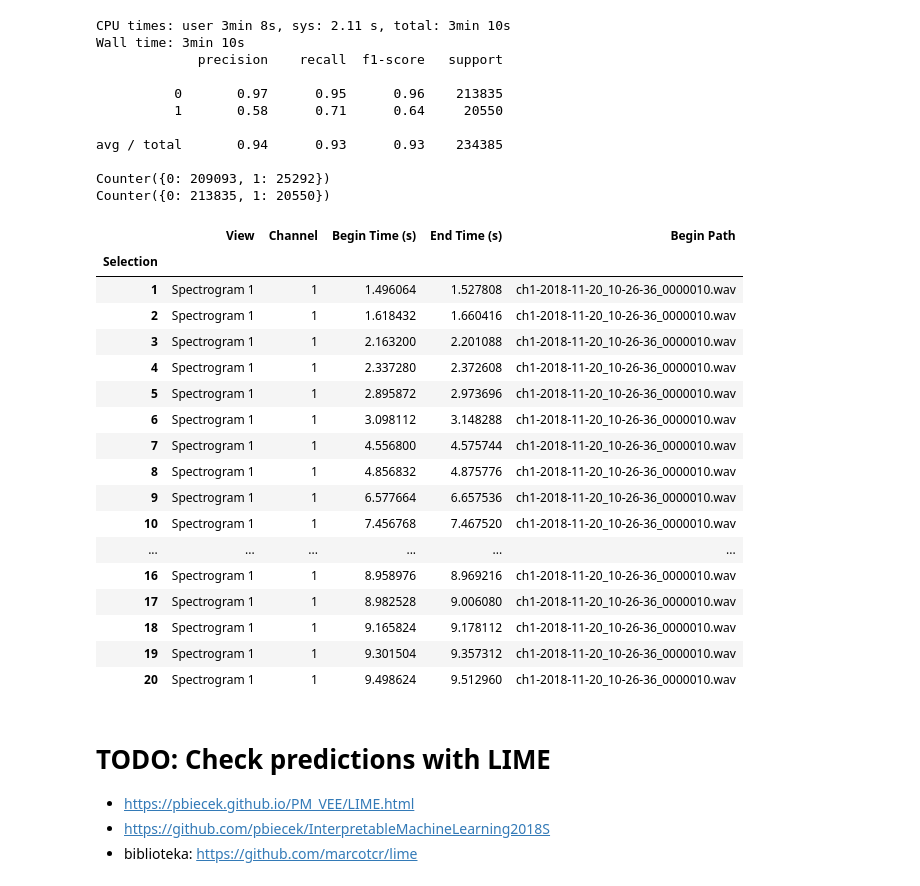
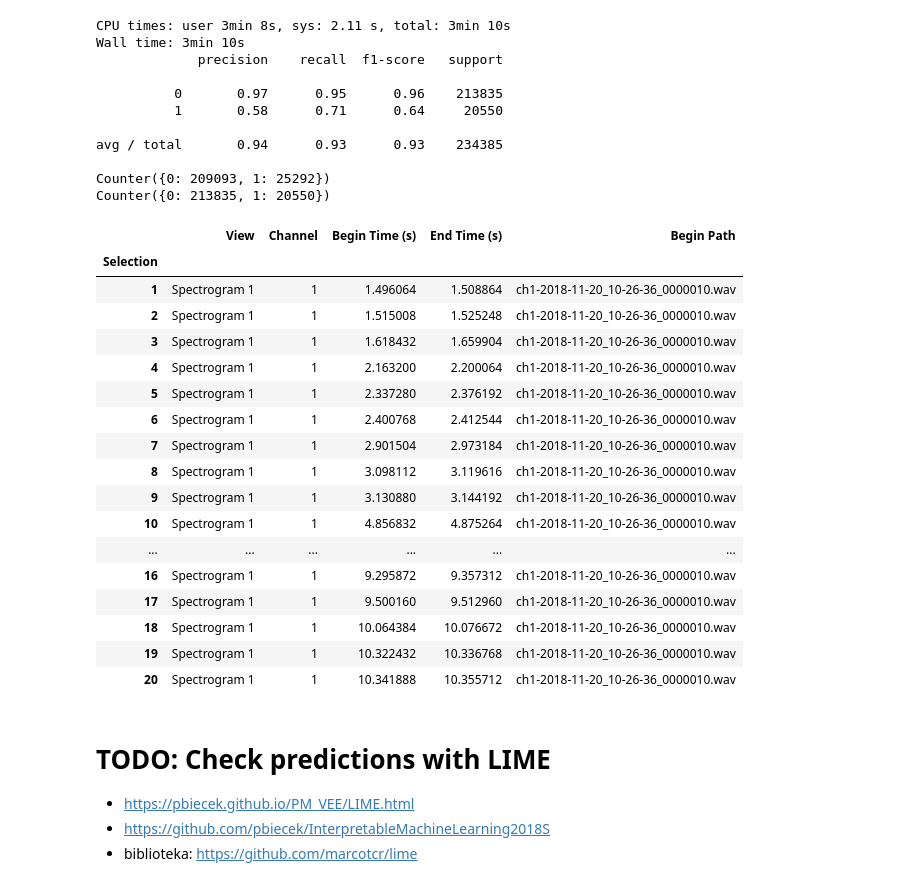
Before and after one commit to pkubiak/happy-szczurki, a Jupyter notebook: Classification SVM.ipynb, the cells around one changed output. Saved outputs shown, nothing was run; the diff lists cells and outputs as text; code cells hidden in the pictures.

```diff
--- a/Classification SVM.ipynb
+++ b/Classification SVM.ipynb
@@ -391,7 +398,7 @@ for a, b in itertools.combinations(listables, 2):
         crit_a = clf.cv_results_[f'param_{a}'] == val_a
         crit_b = clf.cv_results_[f'param_{b}'] == val_b
         try:
-            best = np.max(clf.cv_results_['mean_test_score'][crit_a & acrit_b])
+            best = np.max(clf.cv_results_['mean_test_score'][crit_a & crit_b])
         except ValueError:
             best = np.nan
         results.append(best)
@@ -402,4 +409,5 @@ for a, b in itertools.combinations(listables, 2):
     ax = sns.heatmap(results, xticklabels=params_b, yticklabels=params_a, annot=True, fmt=".2f", vmin=0.5, vmax=1.0, cmap='viridis')
     ax.set_facecolor("black")
     ax.set_title(f"{a} vs {b}")
+    ax.set(xlabel=b, ylabel=a)
 # %% [output]
@@ -501,51 +509,51 @@ def predict_annotations(dataset, y_pred, *, smoothing=0, min_length=0):
         if value == 1:
             if len(annotations) and i - annotations[-1][1] - 1 <= smoothing:
                 annotations[-1][1] = i
             else:
                 annotations.append([i, i])
 
     annotations = [(a, b) for a, b in annotations if b - a + 1 >= min_length]
 
     return annotations
 
 
 def create_selection_table(dataset, annotations):
     return pd.DataFrame.from_records([
         (i, 'Spectrogram 1', 1, dataset.frame_to_time(a), dataset.frame_to_time(b), dataset.meta['audio_name']) for i, (a, b) in enumerate(annotations, 1)
     ], columns=[
         'Selection',
         'View',
         'Channel',
         'Begin Time (s)',
         'End Time (s)',
         'Begin Path',
     ], index='Selection')
 
-ann = predict_annotations(test_data, yy, smoothing=5, min_length=20)
+ann = predict_annotations(test_data, y_pred, smoothing=5, min_length=20)
 
 df = create_annotations_table(test_data, ann)
 
-df.to_csv(test_data.meta['audio_name'].replace('.wav', '.txt'), sep="\t")
+df.to_csv(test_data.meta['audio_name'].replace('.wav', '.trimed.txt'), sep="\t")
 df.head(20)
 # %% [output]
 |  | View | Channel | Begin Time (s) | End Time (s) | Begin Path |
 | Selection |  |  |  |  |  |
-| 1 | Spectrogram 1 | 1 | 1.496064 | 1.527808 | ch1-2018-11-20_10-26-36_0000010.wav |
-| 2 | Spectrogram 1 | 1 | 1.618432 | 1.660416 | ch1-2018-11-20_10-26-36_0000010.wav |
-| 3 | Spectrogram 1 | 1 | 2.163200 | 2.201088 | ch1-2018-11-20_10-26-36_0000010.wav |
-| 4 | Spectrogram 1 | 1 | 2.337280 | 2.372608 | ch1-2018-11-20_10-26-36_0000010.wav |
-| 5 | Spectrogram 1 | 1 | 2.895872 | 2.973696 | ch1-2018-11-20_10-26-36_0000010.wav |
-| 6 | Spectrogram 1 | 1 | 3.098112 | 3.148288 | ch1-2018-11-20_10-26-36_0000010.wav |
-| 7 | Spectrogram 1 | 1 | 4.556800 | 4.575744 | ch1-2018-11-20_10-26-36_0000010.wav |
-| 8 | Spectrogram 1 | 1 | 4.856832 | 4.875776 | ch1-2018-11-20_10-26-36_0000010.wav |
-| 9 | Spectrogram 1 | 1 | 6.577664 | 6.657536 | ch1-2018-11-20_10-26-36_0000010.wav |
-| 10 | Spectrogram 1 | 1 | 7.456768 | 7.467520 | ch1-2018-11-20_10-26-36_0000010.wav |
+| 1 | Spectrogram 1 | 1 | 1.496064 | 1.508864 | ch1-2018-11-20_10-26-36_0000010.wav |
+| 2 | Spectrogram 1 | 1 | 1.515008 | 1.525248 | ch1-2018-11-20_10-26-36_0000010.wav |
+| 3 | Spectrogram 1 | 1 | 1.618432 | 1.659904 | ch1-2018-11-20_10-26-36_0000010.wav |
+| 4 | Spectrogram 1 | 1 | 2.163200 | 2.200064 | ch1-2018-11-20_10-26-36_0000010.wav |
+| 5 | Spectrogram 1 | 1 | 2.337280 | 2.376192 | ch1-2018-11-20_10-26-36_0000010.wav |
+| 6 | Spectrogram 1 | 1 | 2.400768 | 2.412544 | ch1-2018-11-20_10-26-36_0000010.wav |
+| 7 | Spectrogram 1 | 1 | 2.901504 | 2.973184 | ch1-2018-11-20_10-26-36_0000010.wav |
+| 8 | Spectrogram 1 | 1 | 3.098112 | 3.119616 | ch1-2018-11-20_10-26-36_0000010.wav |
+| 9 | Spectrogram 1 | 1 | 3.130880 | 3.144192 | ch1-2018-11-20_10-26-36_0000010.wav |
+| 10 | Spectrogram 1 | 1 | 4.856832 | 4.875264 | ch1-2018-11-20_10-26-36_0000010.wav |
 | ... | ... | ... | ... | ... | ... |
-| 16 | Spectrogram 1 | 1 | 8.958976 | 8.969216 | ch1-2018-11-20_10-26-36_0000010.wav |
-| 17 | Spectrogram 1 | 1 | 8.982528 | 9.006080 | ch1-2018-11-20_10-26-36_0000010.wav |
-| 18 | Spectrogram 1 | 1 | 9.165824 | 9.178112 | ch1-2018-11-20_10-26-36_0000010.wav |
-| 19 | Spectrogram 1 | 1 | 9.301504 | 9.357312 | ch1-2018-11-20_10-26-36_0000010.wav |
-| 20 | Spectrogram 1 | 1 | 9.498624 | 9.512960 | ch1-2018-11-20_10-26-36_0000010.wav |
+| 16 | Spectrogram 1 | 1 | 9.295872 | 9.357312 | ch1-2018-11-20_10-26-36_0000010.wav |
+| 17 | Spectrogram 1 | 1 | 9.500160 | 9.512960 | ch1-2018-11-20_10-26-36_0000010.wav |
+| 18 | Spectrogram 1 | 1 | 10.064384 | 10.076672 | ch1-2018-11-20_10-26-36_0000010.wav |
+| 19 | Spectrogram 1 | 1 | 10.322432 | 10.336768 | ch1-2018-11-20_10-26-36_0000010.wav |
+| 20 | Spectrogram 1 | 1 | 10.341888 | 10.355712 | ch1-2018-11-20_10-26-36_0000010.wav |
 # %% [markdown]
 # TODO: Check predictions with LIME #
 
```
Also changed, not shown: parts of 2 cells of this notebook.
